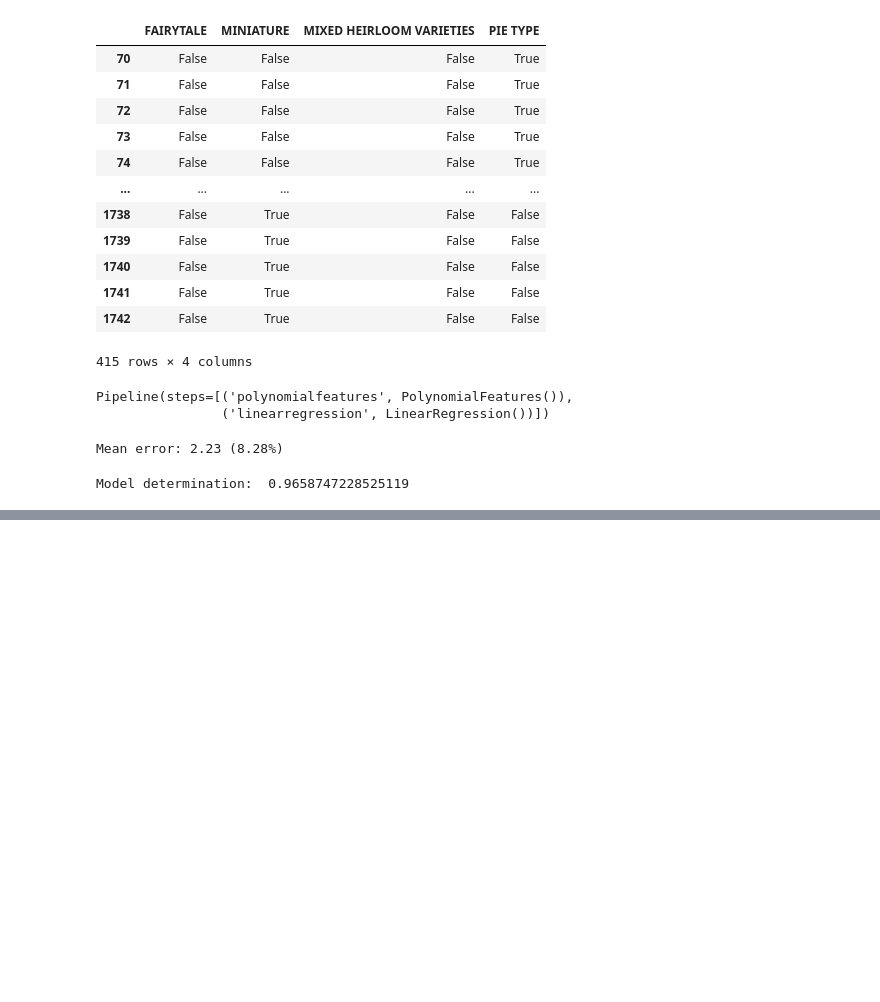
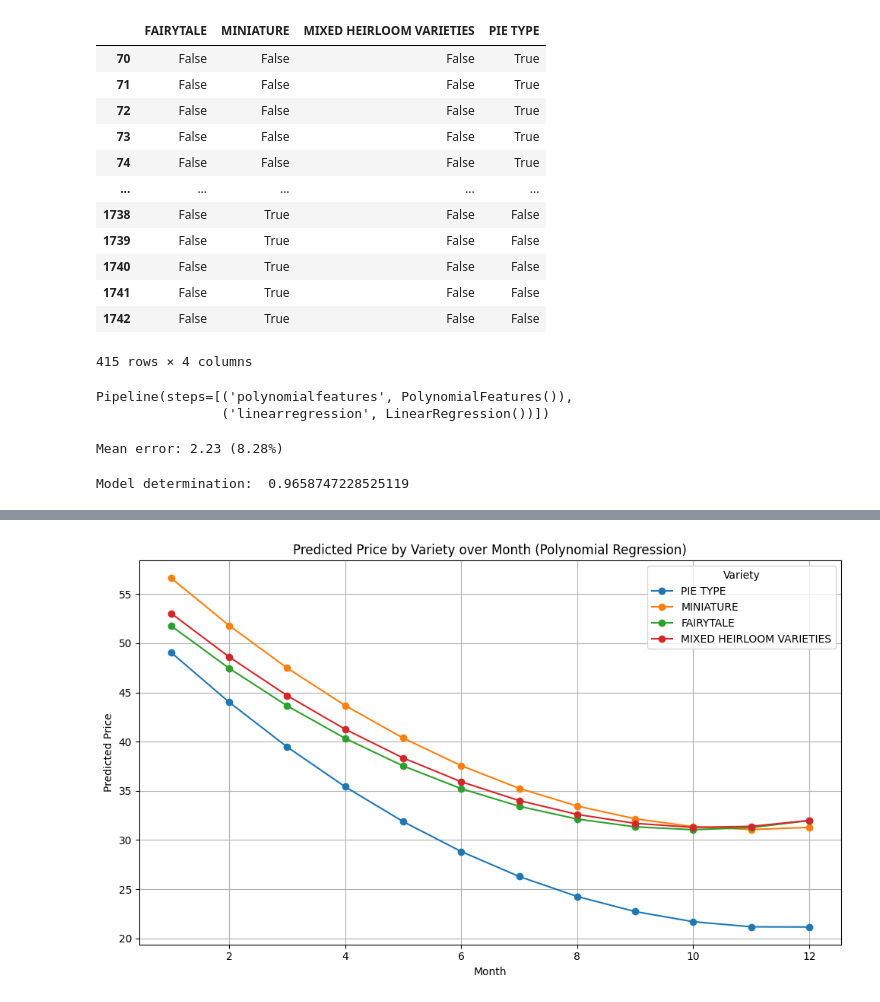
Before and after one commit to duchnv-vn/regression-ml, a Jupyter notebook: pumpkins-ml-model/linear-regression.ipynb, the cells around one changed output, grey strips where cells are left out. Cells and saved outputs as stored; diff of their text form; code cells hidden in the pictures; blank space fills up the shorter version.

```diff
--- a/pumpkins-ml-model/linear-regression.ipynb
+++ b/pumpkins-ml-model/linear-regression.ipynb
@@ -195,0 +208,49 @@ Model determination:  0.9658747228525119
+# %%
+# Prepare range for X axis (Month: 1–12)
+months = np.arange(1, 13)
+
+# Prepare varieties (you can limit to top N if too many)
+varieties = new_pumpkins['Variety'].unique()[:4]  # choose top 4 for clarity
+
+plt.figure(figsize=(10, 6))
+
+for var in varieties:
+    preds = []
+    for month in months:
+        # Base input row
+        row = pd.get_dummies(new_pumpkins['Variety']).mean().to_frame().T
+        row.loc[:, :] = 0  # reset all to zero
+        if var in row.columns:
+            row[var] = 1  # set this variety
+
+        # Add Month
+        row = row.join(pd.DataFrame({'Month': [month]}))
+
+        # Add City dummies (use mean values)
+        row = row.join(pd.get_dummies(new_pumpkins['City']).mean().to_frame().T)
+
+        # Add Package dummies (use mean values)
+        row = row.join(pd.get_dummies(new_pumpkins['Package']).mean().to_frame().T)
+
+        # Ensure all columns exist and match training set
+        for col in X.columns:
+            if col not in row.columns:
+                row[col] = 0
+        row = row[X.columns]  # correct order
+
+        # Predict
+        pred = pipeline.predict(row)[0]
+        preds.append(pred)
+
+    # Plot this variety
+    plt.plot(months, preds, marker='o', label=var)
+
+plt.title("Predicted Price by Variety over Month (Polynomial Regression)")
+plt.xlabel("Month")
+plt.ylabel("Predicted Price")
+plt.legend(title='Variety')
+plt.grid(True)
+plt.tight_layout()
+plt.show()
+# %% [output]
+[figure, added]
```
Also changed, not shown: parts of 1 cell of this notebook, 2 other files.
